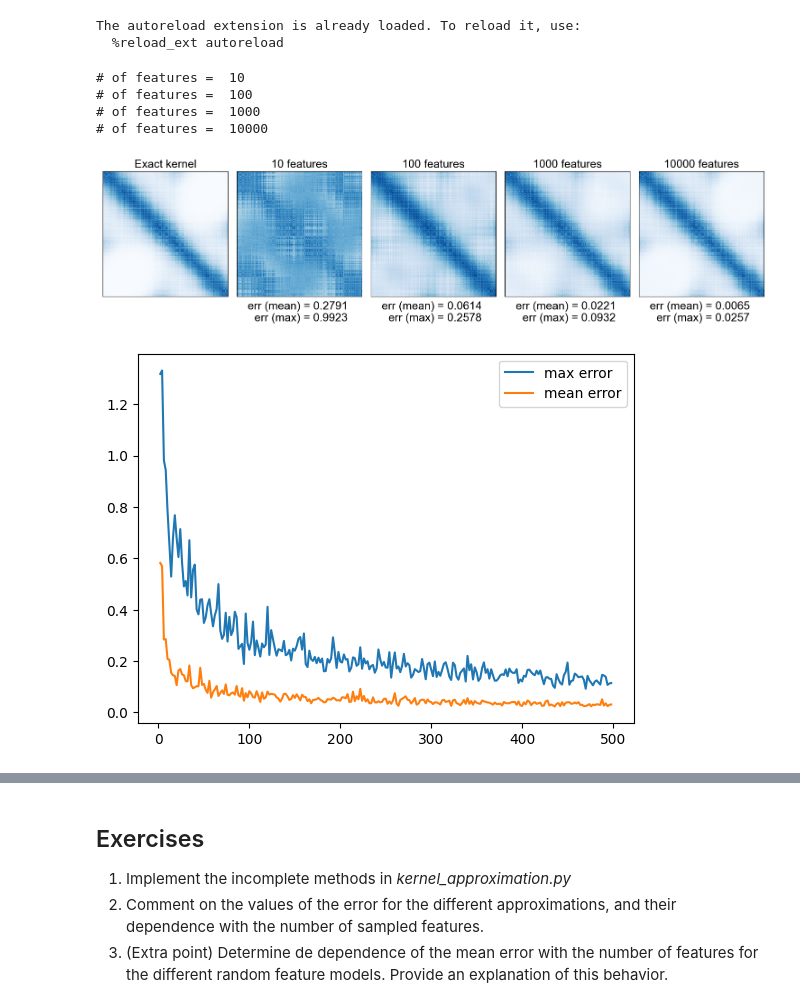
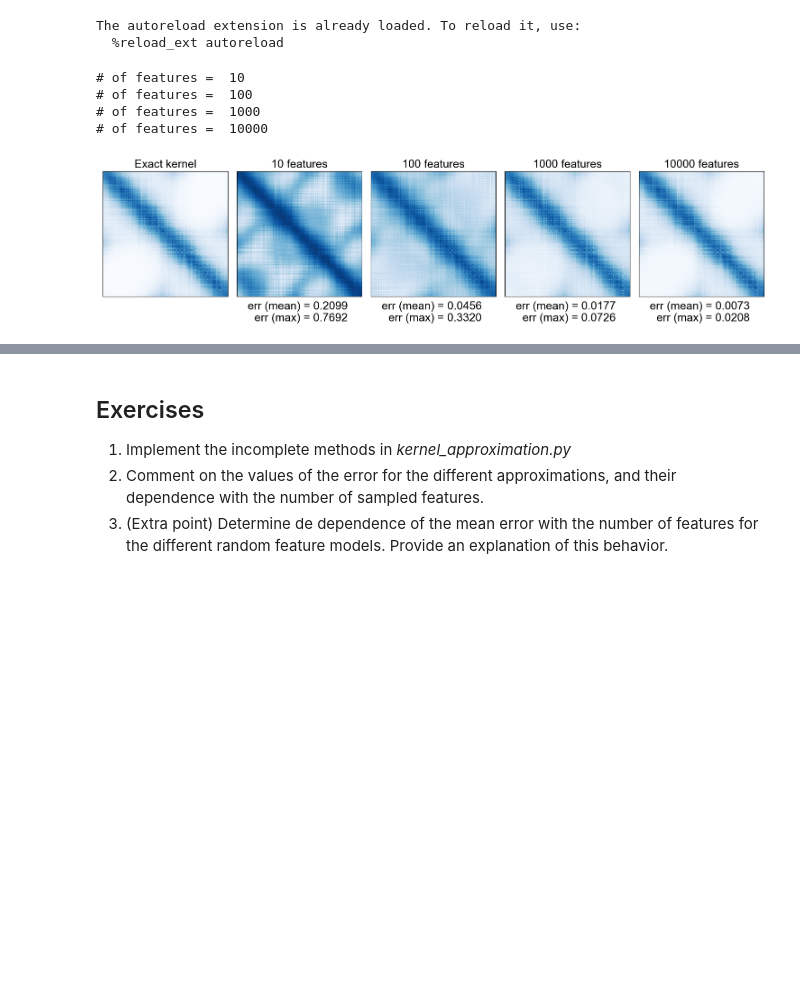
Before and after one commit to BlancaCC/MetodosFuncionalesAprendizajeAutomatico, a Jupyter notebook: HW_02/demo_kernel_approximation.ipynb, the cells around one changed output, grey strips where cells are left out. Saved outputs shown, nothing was run; the diff lists cells and outputs as text; code cells hidden in the pictures; blank space fills up the shorter version.

```diff
--- a/HW_02/demo_kernel_approximation.ipynb
+++ b/HW_02/demo_kernel_approximation.ipynb
@@ -30,34 +30,31 @@ X = X[np.argsort(t)]
 
 # Reshape if necessary
 if (X.ndim == 1):
     X = X[:, np.newaxis]
 
 # RBF kernel parameters
 sigma = 1.0
 gamma = 1.0 / (2.0 * sigma**2)
 
 # Kernel function
 def kernel(X, Y):
     return rbf_kernel(X, Y, gamma=gamma)
 
 ## Create an instance of the random features object
 rbf_sampler = ka.RandomFeaturesSamplerRBF(sigma)
 
 ## Plot the approximation to the kernel matrix
 n_random_features = [10, 100, 1000, 10000]
 
 ka.demo_kernel_approximation_features(
     X,
     kernel,
     rbf_sampler,
     n_random_features
 )
-
-ka.plot_error(X,kernel,rbf_sampler)
 # %% [output]
 # of features =  10
 # of features =  100
 # of features =  1000
 # of features =  10000
-[figure, old version]
+[figure, new version]
-[figure, removed]
```
Also changed, not shown: parts of 12 cells of this notebook, 1 other file.
